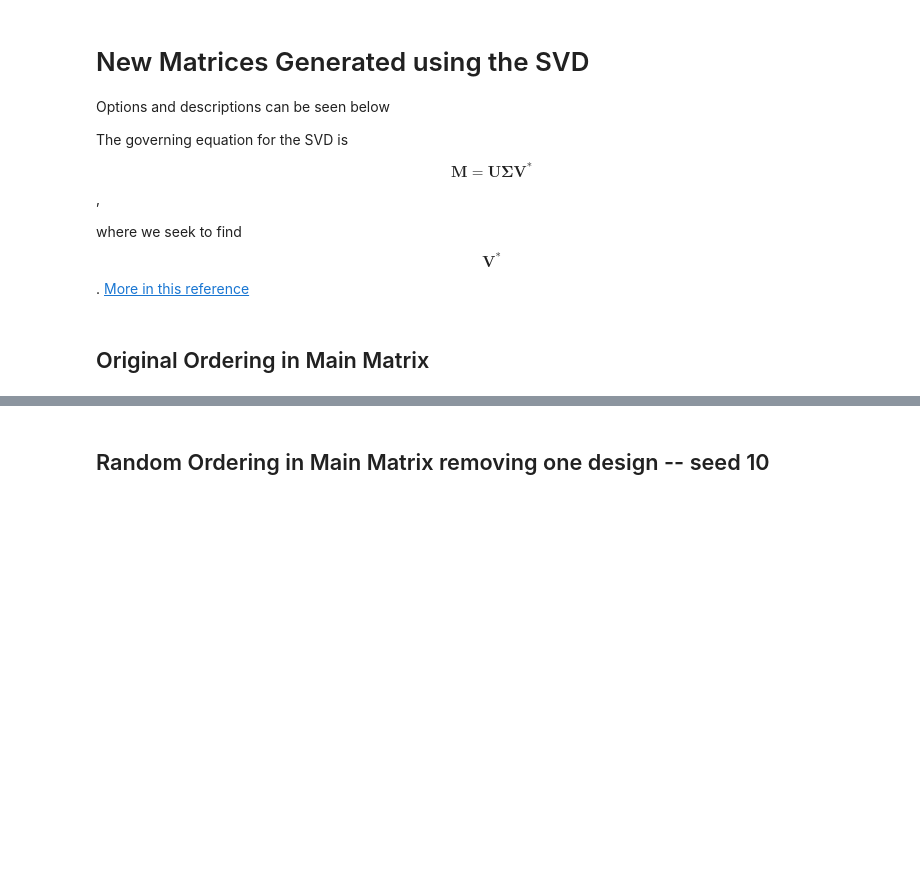
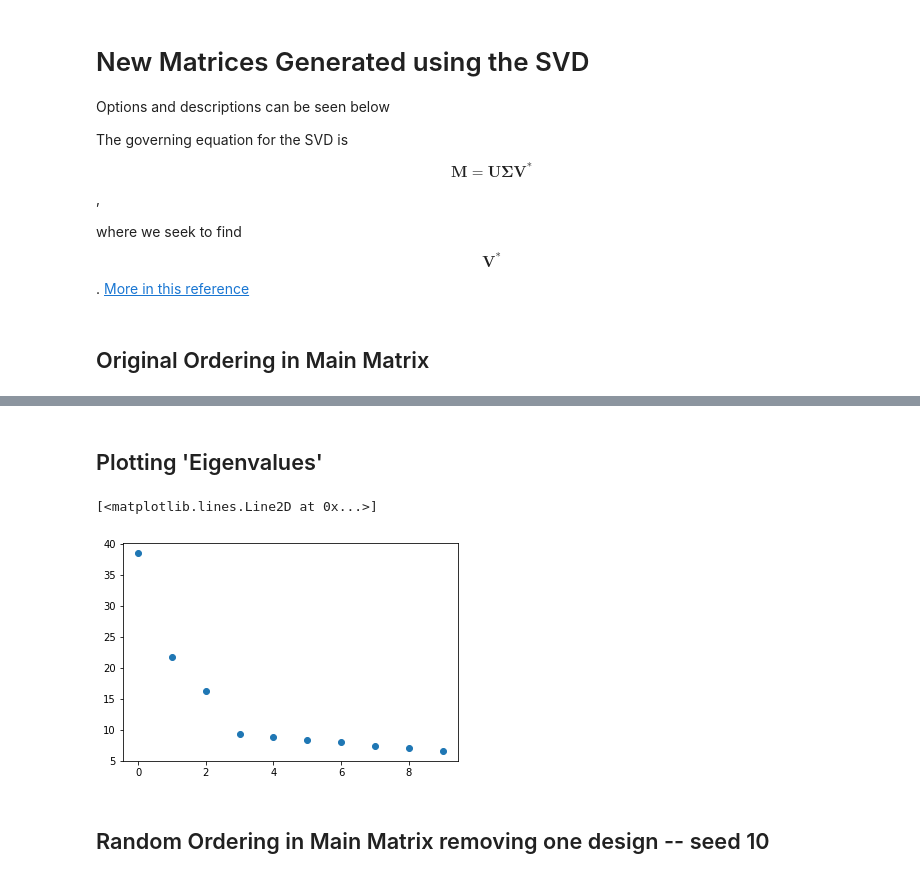
Before and after one commit to matheuscfernandes/sponge-image-processing, a Jupyter notebook: Analysis.ipynb, the cells around one changed output, grey strips where cells are left out. Drawn from its saved outputs; the diff is of its cells as text; code cells hidden in the pictures; blank space fills up the shorter version.

```diff
--- a/Analysis.ipynb
+++ b/Analysis.ipynb
@@ -248,3 +237,10 @@ my.PlotNewMatrix(5,BW=True,inversecol=True,coef=0)
+# %% [markdown]
+## Plotting 'Eigenvalues'
+# %%
+plt.plot(my.eig,'o')
+# %% [output]
+[<matplotlib.lines.Line2D at 0x...>]
+[figure, added]
 # %% [markdown]
 ## Random Ordering in Main Matrix removing one design -- seed 10
 # %%
```
Also changed, not shown: parts of 5 cells of this notebook.
